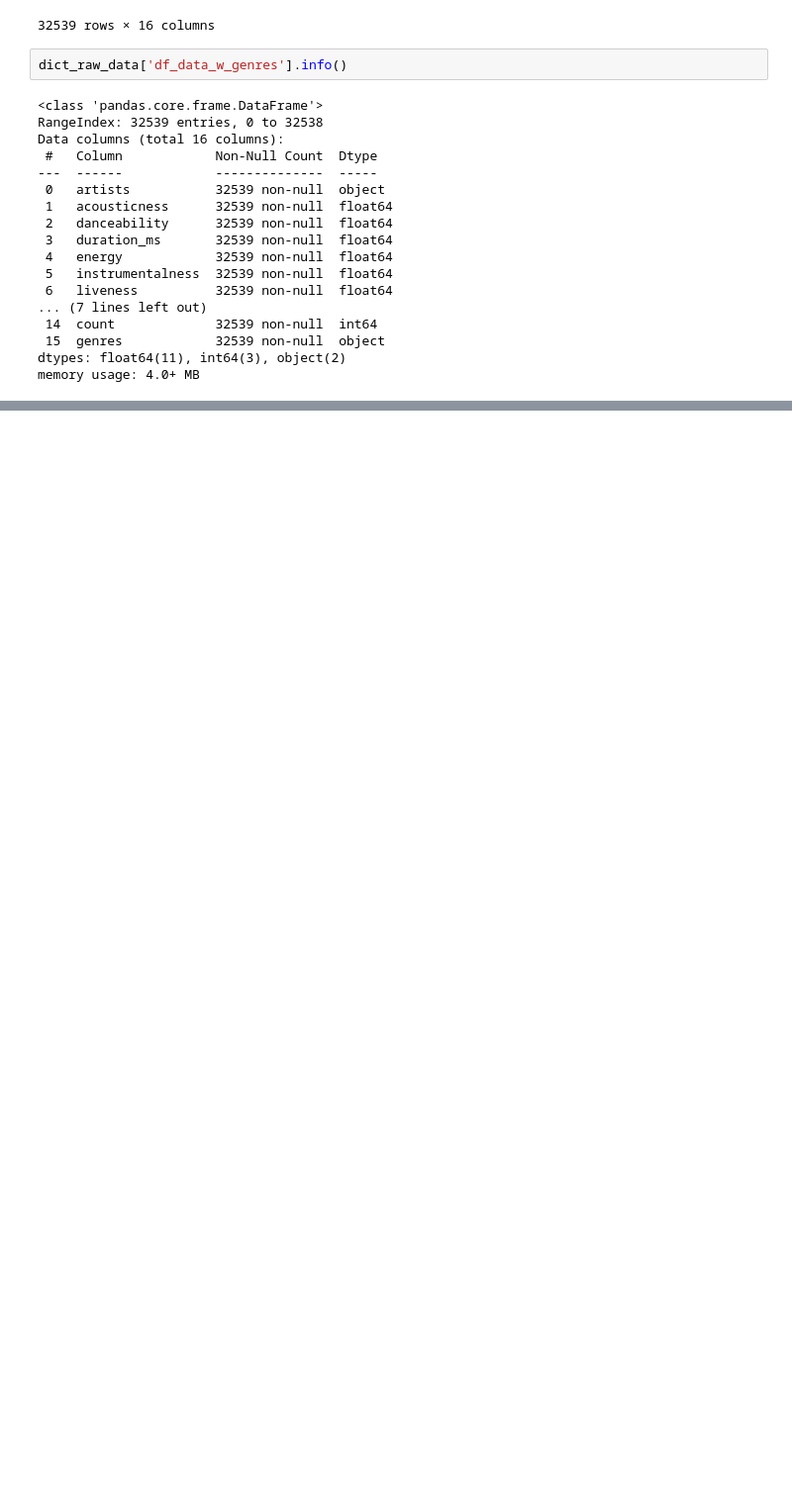
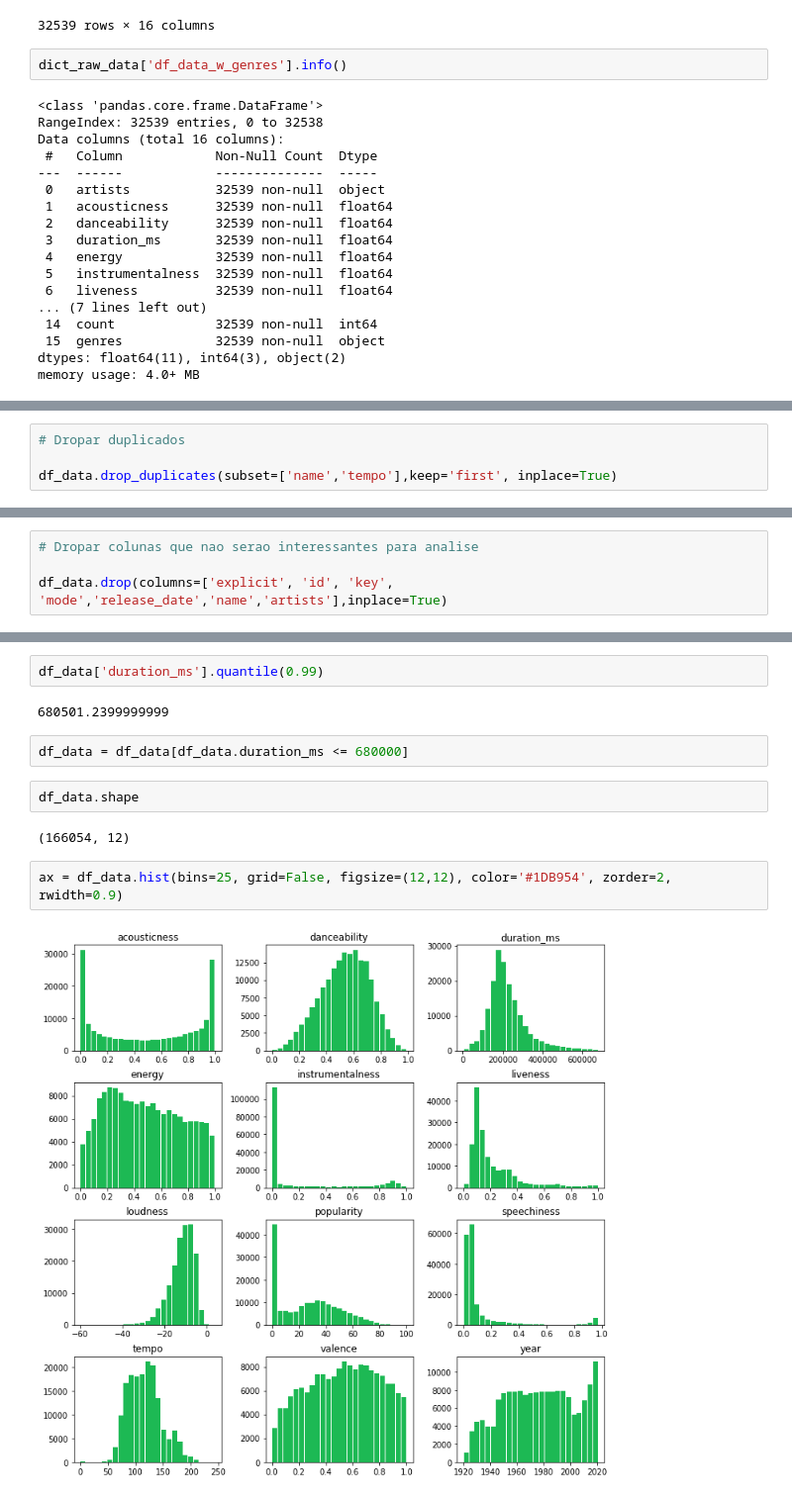
Before and after one commit to Equipe-Delta-IESB/Spotify_PCA, a Jupyter notebook: 01_Scripts/01_limpeza.ipynb, the cells around one changed output, grey strips where cells are left out. Shown at 99% size. Drawn from its saved outputs; the diff is of its cells as text; blank space fills up the shorter version.

```diff
--- a/01_Scripts/01_limpeza.ipynb
+++ b/01_Scripts/01_limpeza.ipynb
@@ -197,0 +255,4 @@ memory usage: 4.0+ MB
+# %%
+# Dropar duplicados
+
+df_data.drop_duplicates(subset=['name','tempo'],keep='first', inplace=True)
@@ -197,0 +263,4 @@ memory usage: 4.0+ MB
+# %%
+# Dropar colunas que nao serao interessantes para analise
+
+df_data.drop(columns=['explicit', 'id', 'key', 'mode','release_date','name','artists'],inplace=True)
@@ -197,0 +281,14 @@ memory usage: 4.0+ MB
+# %%
+df_data['duration_ms'].quantile(0.99)
+# %% [output]
+680501.2399999999
+# %%
+df_data = df_data[df_data.duration_ms <= 680000]
+# %%
+df_data.shape
+# %% [output]
+(166054, 12)
+# %%
+ax = df_data.hist(bins=25, grid=False, figsize=(12,12), color='#1DB954', zorder=2, rwidth=0.9)
+# %% [output]
+[figure, added]
```
Also changed, not shown: parts of 28 cells of this notebook.
